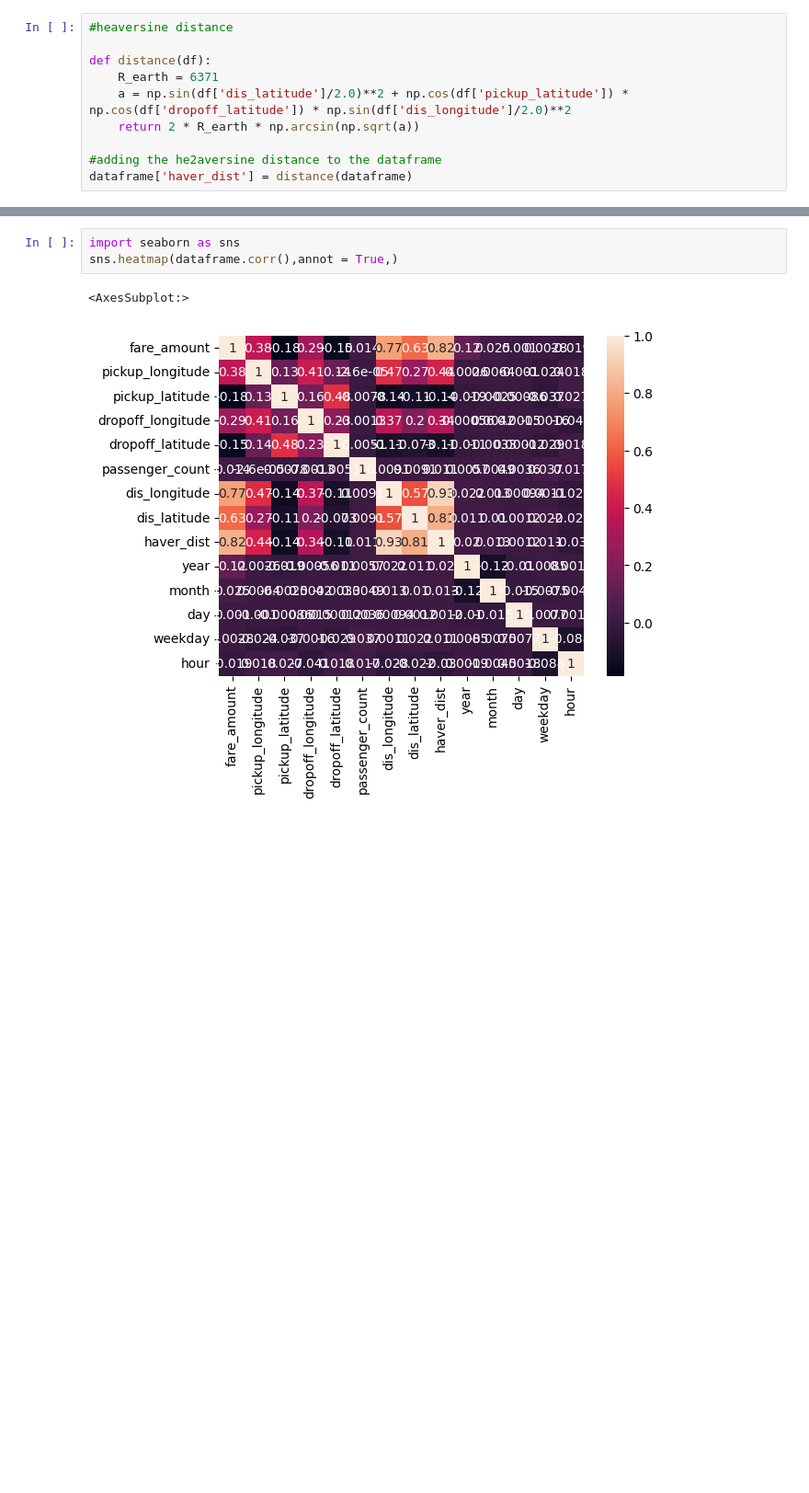
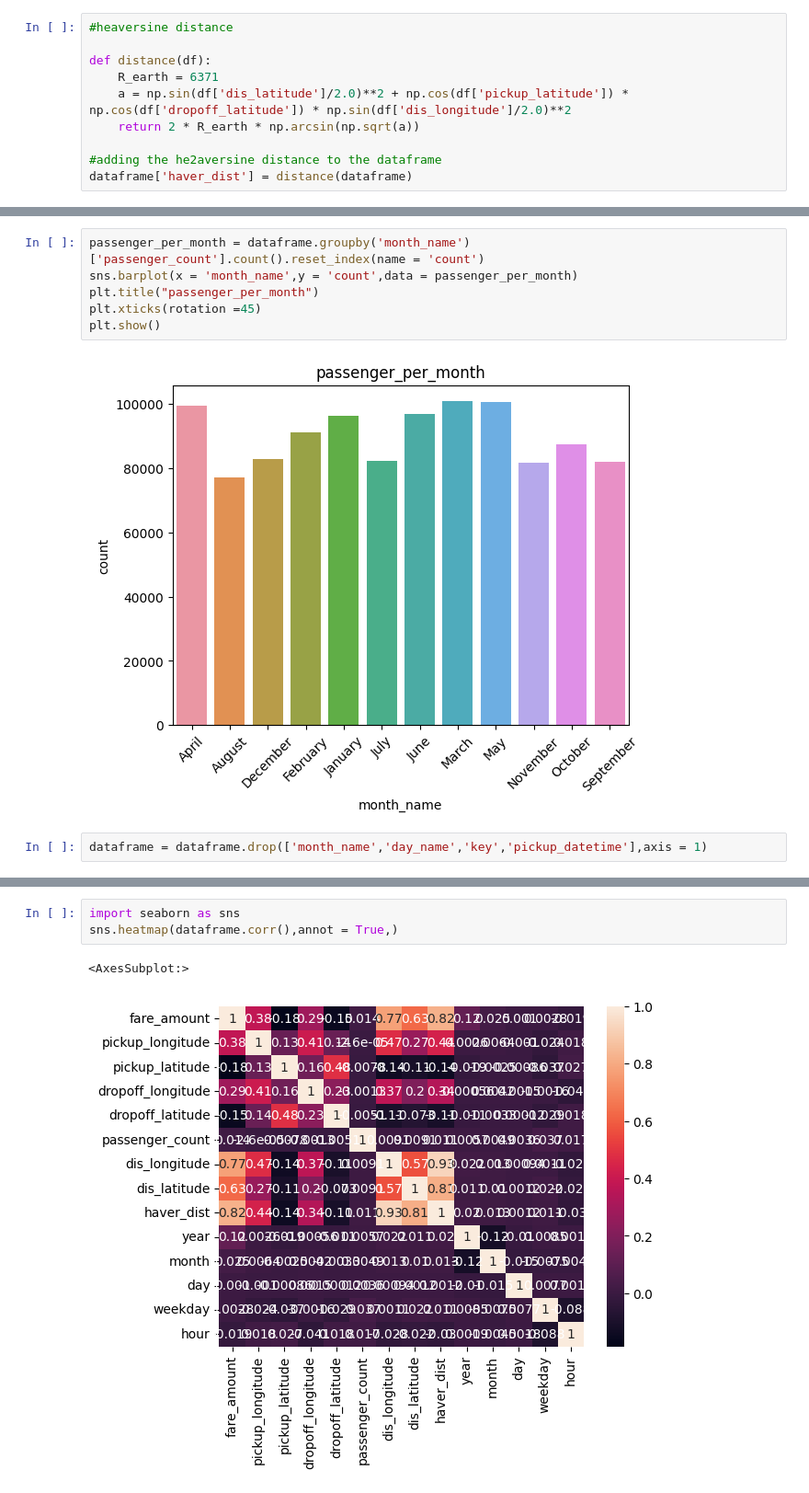
Before and after one commit to shivamks1998/New_York_Taxi_Fare_Prediction, a Jupyter notebook: fare_prediction.ipynb, the cells around one changed output, grey strips where cells are left out. Shown: that part at 92% size. Cells and saved outputs as stored; diff of their text form; blank space fills up the shorter version.

```diff
--- a/fare_prediction.ipynb
+++ b/fare_prediction.ipynb
@@ -192,3 +218,13 @@ dataframe = extract_data(dataframe)
+# %%
+passenger_per_month = dataframe.groupby('month_name')['passenger_count'].count().reset_index(name = 'count')
+sns.barplot(x = 'month_name',y = 'count',data = passenger_per_month)
+plt.title("passenger_per_month")
+plt.xticks(rotation =45)
+plt.show()
+# %% [output]
+[figure, added]
+# %%
+dataframe = dataframe.drop(['month_name','day_name','key','pickup_datetime'],axis = 1)
 # %%
 dataframe.head()
 # %% [output]
```
Also changed, not shown: parts of 20 cells of this notebook.
